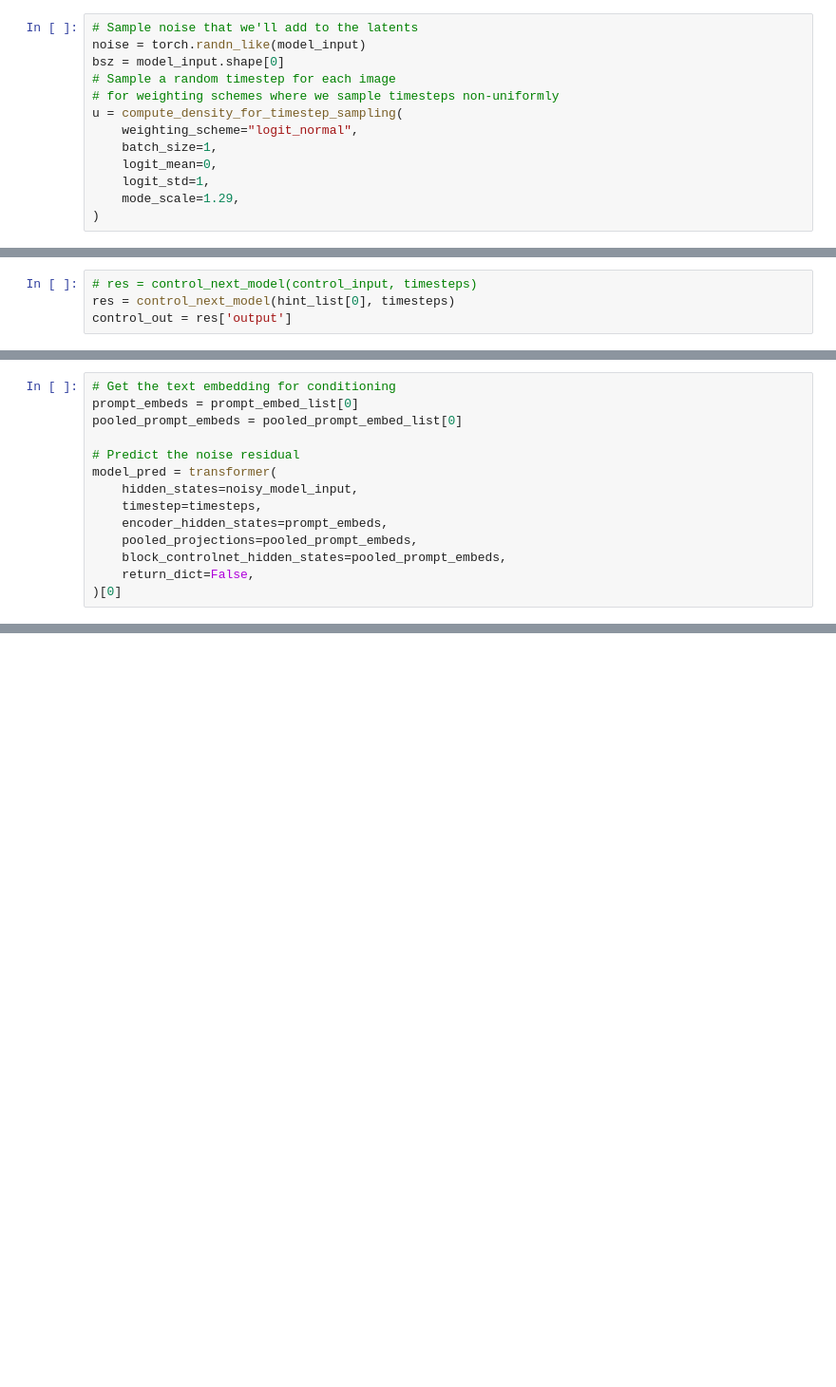
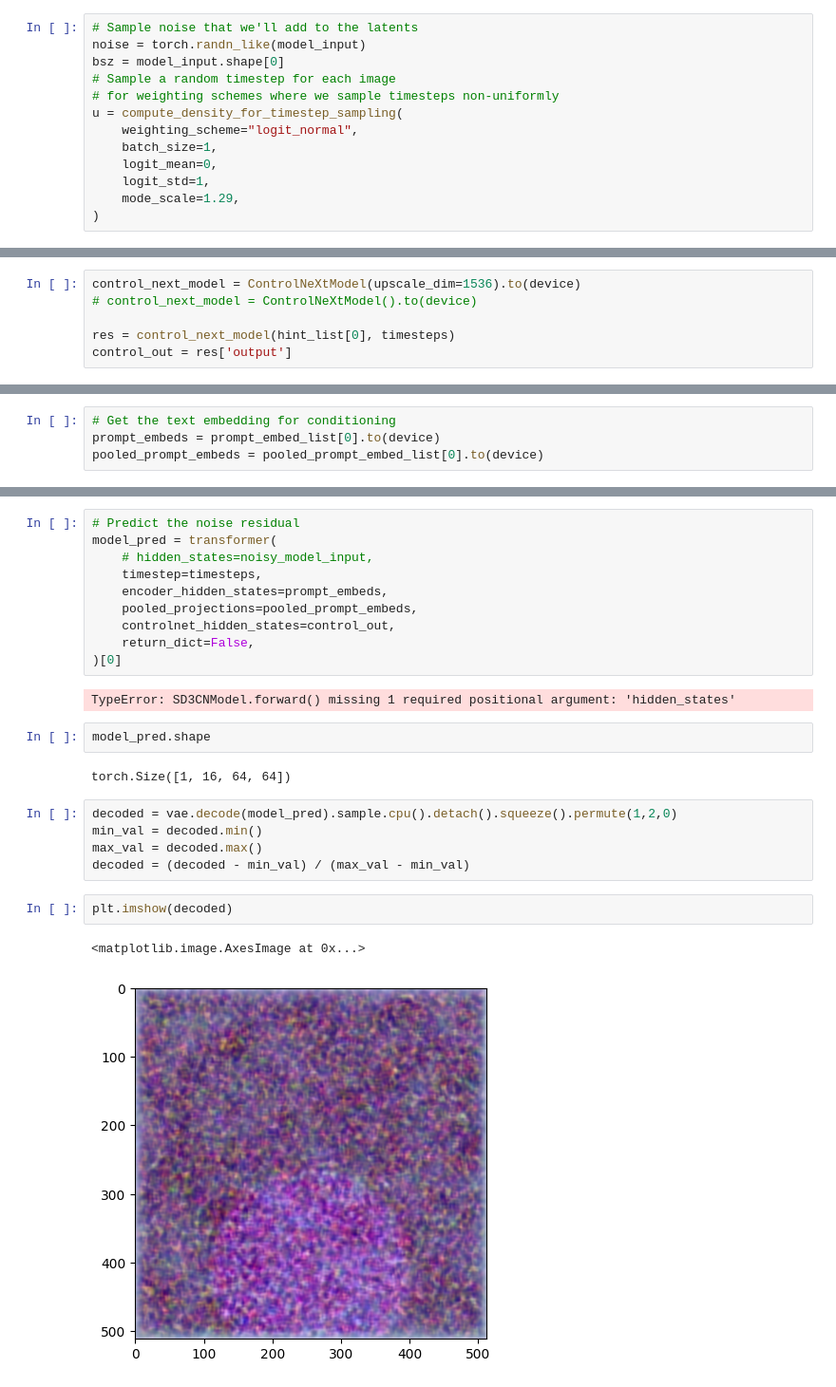
Before and after one commit to seungjungjin-pf/diffusion, a Jupyter notebook: train_example.ipynb, the cells around one changed output, grey strips where cells are left out. Shown at 95% size. Cells and saved outputs as stored; diff of their text form; blank space fills up the shorter version.

```diff
--- a/train_example.ipynb
+++ b/train_example.ipynb
@@ -244,4 +84,6 @@ torch.Size([1, 16, 64, 64])
 # %%
-# res = control_next_model(control_input, timesteps)
+control_next_model = ControlNeXtModel(upscale_dim=1536).to(device)
+# control_next_model = ControlNeXtModel().to(device)
+
 res = control_next_model(hint_list[0], timesteps)
 control_out = res['output']
@@ -270,14 +94,4 @@ device(type='cuda', index=1)
 # %%
 # Get the text embedding for conditioning
-prompt_embeds = prompt_embed_list[0]
-pooled_prompt_embeds = pooled_prompt_embed_list[0]
-
-# Predict the noise residual
-model_pred = transformer(
-    hidden_states=noisy_model_input,
-    timestep=timesteps,
-    encoder_hidden_states=prompt_embeds,
-    pooled_projections=pooled_prompt_embeds,
-    block_controlnet_hidden_states=pooled_prompt_embeds,
-    return_dict=False,
-)[0]
+prompt_embeds = prompt_embed_list[0].to(device)
+pooled_prompt_embeds = pooled_prompt_embed_list[0].to(device)
@@ -293,0 +118,26 @@ res['scale']
+# %%
+# Predict the noise residual
+model_pred = transformer(
+    # hidden_states=noisy_model_input,
+    timestep=timesteps,
+    encoder_hidden_states=prompt_embeds,
+    pooled_projections=pooled_prompt_embeds,
+    controlnet_hidden_states=control_out,
+    return_dict=False,
+)[0]
+# %% [output]
+TypeError: SD3CNModel.forward() missing 1 required positional argument: 'hidden_states'
+# %%
+model_pred.shape
+# %% [output]
+torch.Size([1, 16, 64, 64])
+# %%
+decoded = vae.decode(model_pred).sample.cpu().detach().squeeze().permute(1,2,0)
+min_val = decoded.min()
+max_val = decoded.max()
+decoded = (decoded - min_val) / (max_val - min_val)
+# %%
+plt.imshow(decoded)
+# %% [output]
+<matplotlib.image.AxesImage at 0x...>
+[figure, added]
```
Also changed, not shown: parts of 18 cells of this notebook, 6 other files.
